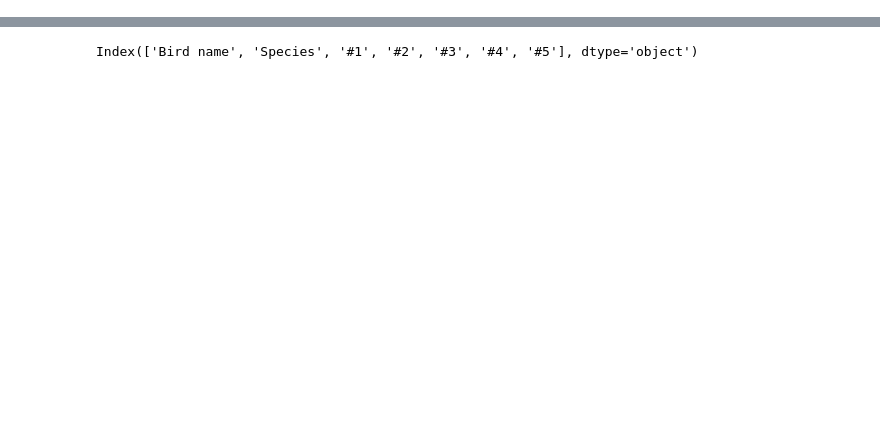
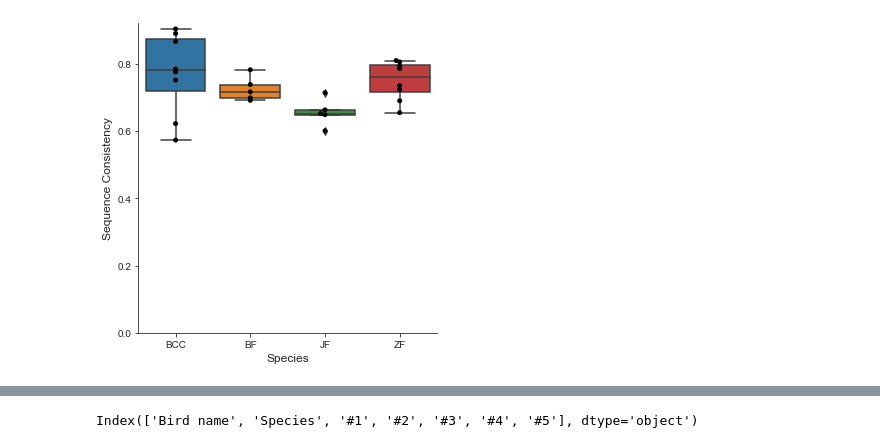
Before and after one commit to vasudha-kulkarni/IN-comparative-analysis, a Jupyter notebook: visualising_data.ipynb, the cells around one changed output, grey strips where cells are left out. Cells and saved outputs as stored; diff of their text form; code cells hidden in the pictures; blank space fills up the shorter version.

```diff
--- a/visualising_data.ipynb
+++ b/visualising_data.ipynb
@@ -10,0 +63,13 @@ os.chdir('D:\\4th Year\\Semester 7\\BI4313 Sem Project\\IN-comparative-analysis\
+# %%
+sns.set_style("ticks")
+g = sns.catplot(data=song_q, x="Species", y="Sequence Consistency", kind="box")
+sns.swarmplot(data=song_q, x="Species", y="Sequence Consistency", color="k", size=5, ax=g.ax)
+
+plt.xlabel('Species', fontsize = 12)
+plt.ylabel('Sequence Consistency', fontsize = 12)
+plt.ylim(bottom = 0)
+#plt.title('05 Start-Self transitions', fontsize = 14)
+plt.show()
+#plt.savefig('05 Start-Self transitions.png', dpi = 600)
+# %% [output]
+[figure, added]
```
Also changed, not shown: parts of 35 cells of this notebook, 2 other files.
